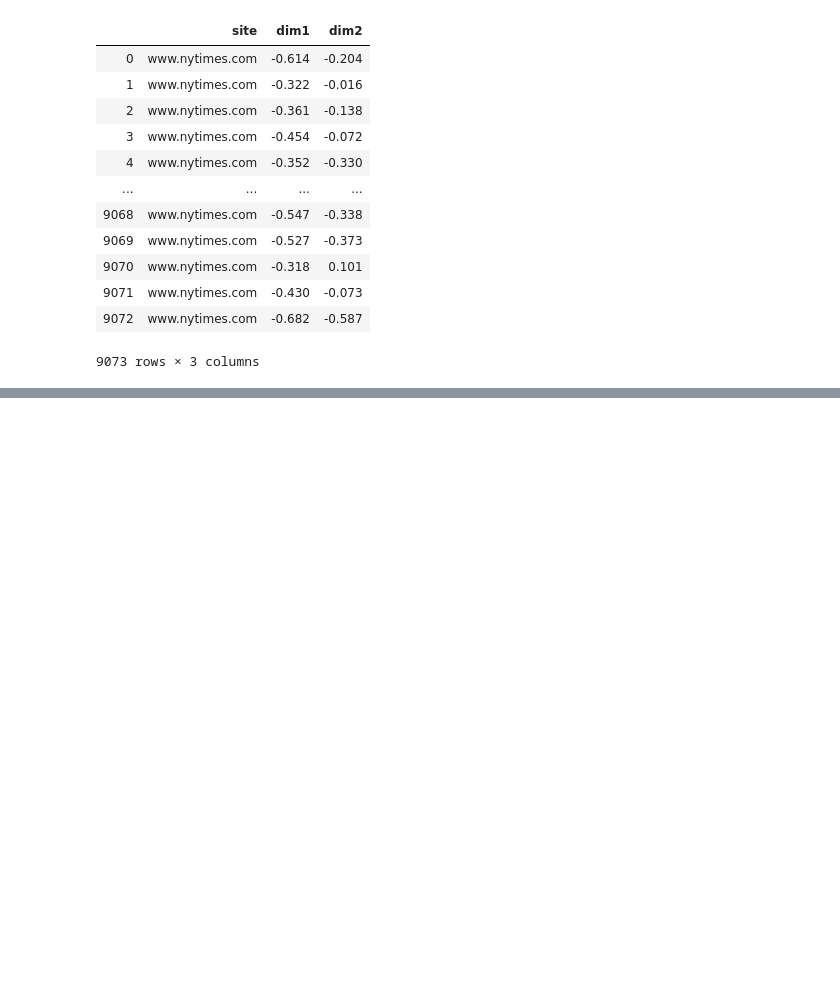
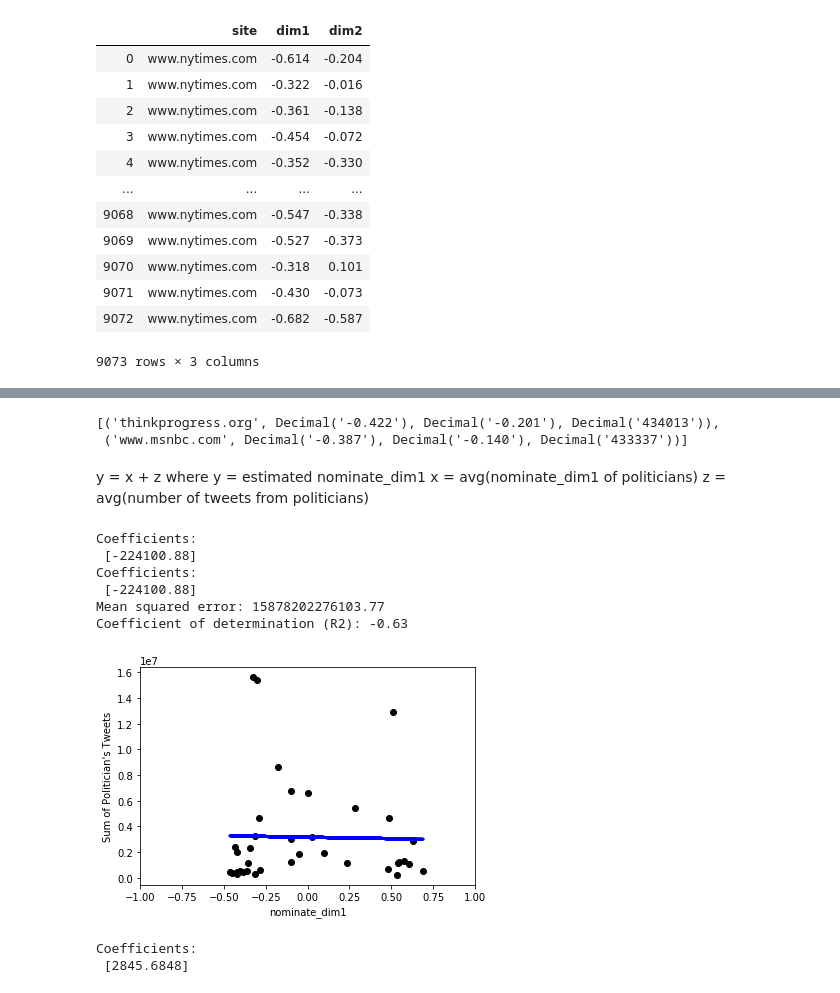
Before and after one commit to michaelpkuhn/mediabias, a Jupyter notebook: plotter.ipynb, the cells around one changed output, grey strips where cells are left out. Saved outputs shown, nothing was run; the diff lists cells and outputs as text; code cells hidden in the pictures; blank space fills up the shorter version.

```diff
--- a/plotter.ipynb
+++ b/plotter.ipynb
@@ -111,0 +115,58 @@ df3
+# %%
+query = "select domain_name, round(avg(nominate_dim1),3) AS nominate_dim1, round(avg(nominate_dim2),3) AS nominate_dim2, sum(total) from filtered_table GROUP BY domain_name"
+results = engine.execute(query).fetchall()
+# %%
+results[:2]
+# %% [output]
+[('thinkprogress.org', Decimal('-0.422'), Decimal('-0.201'), Decimal('434013')),
+ ('www.msnbc.com', Decimal('-0.387'), Decimal('-0.140'), Decimal('433337'))]
+# %% [markdown]
+y = x + z
+where
+y = estimated nominate_dim1
+x = avg(nominate_dim1 of politicians)
+z = avg(number of tweets from politicians)
+# %%
+import pandas as pd
+import numpy as np
+
+df = pd.DataFrame(results,columns=["Site","nominate_dim1","nominate_dim2", 'total'])
+df = df.astype({'nominate_dim1':'float32','nominate_dim2':'float32', 'total':'int64'})
+
+dim1_ls = np.array(df['nominate_dim1']).reshape(-1, 1)
+total_ls = list(df['total'])
+# %%
+from sklearn import linear_model
+reg = linear_model.LinearRegression()
+reg.fit(dim1_ls, total_ls)
+# The coefficients
+print('Coefficients: \n', reg.coef_)
+y_predict = reg.predict(dim1_ls)
+from sklearn.metrics import mean_squared_error, r2_score
+# The coefficients
+print('Coefficients: \n', reg.coef_)
+# The mean squared error
+print('Mean squared error: %.2f'
+      % mean_squared_error(total_ls, y_predict))
+# The coefficient of determination: 1 is perfect prediction
+print('Coefficient of determination (R2): %.2f'
+      % r2_score(total_ls, y_predict2))
+# %% [output]
+Coefficients:
+ [-224100.88]
+Coefficients:
+ [-224100.88]
+Mean squared error: 15878202276103.77
+Coefficient of determination (R2): -0.63
+# %%
+import matplotlib.pyplot as plt
+
+plt.scatter(dim1_ls, total_ls, color = 'black')
+plt.plot(dim1_ls, y_predict, color='blue', linewidth=3)
+plt.xlim(-1,1)
+#plt.ylim(-1,1)
+plt.xlabel('nominate_dim1')
+plt.ylabel("Sum of Politician's Tweets")
+plt.show()
+# %% [output]
+[figure, added]
@@ -111,0 +184,10 @@ df3
+# %%
+from sklearn import linear_model
+reg = linear_model.LinearRegression()
+reg.fit(dim1_ls2, std_ls)
+# The coefficients
+print('Coefficients: \n', reg.coef_)
+y_predict2 = reg.predict(dim1_ls2)
+# %% [output]
+Coefficients:
+ [2845.6848]
```
Also changed, not shown: parts of 30 cells of this notebook, 4 other files.
